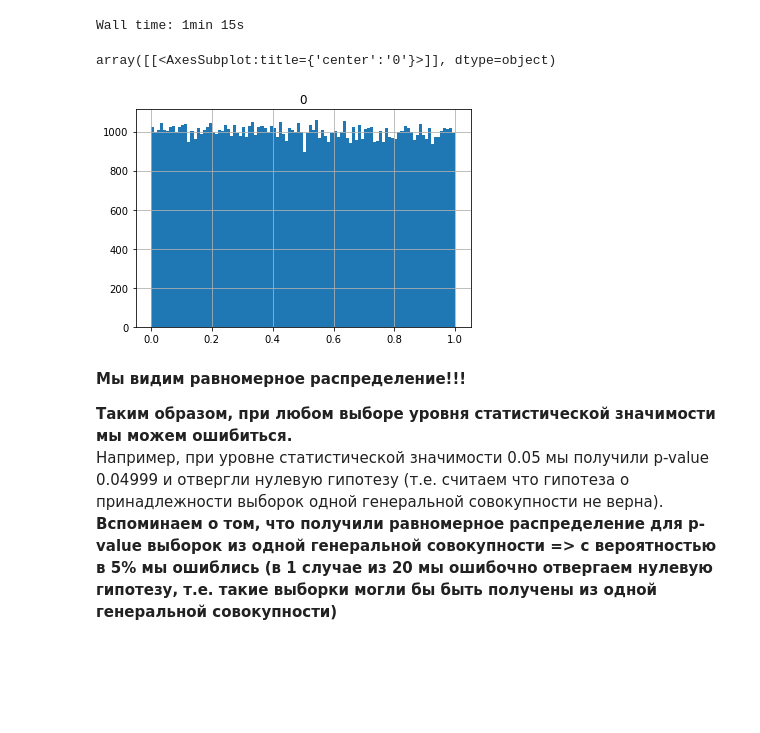
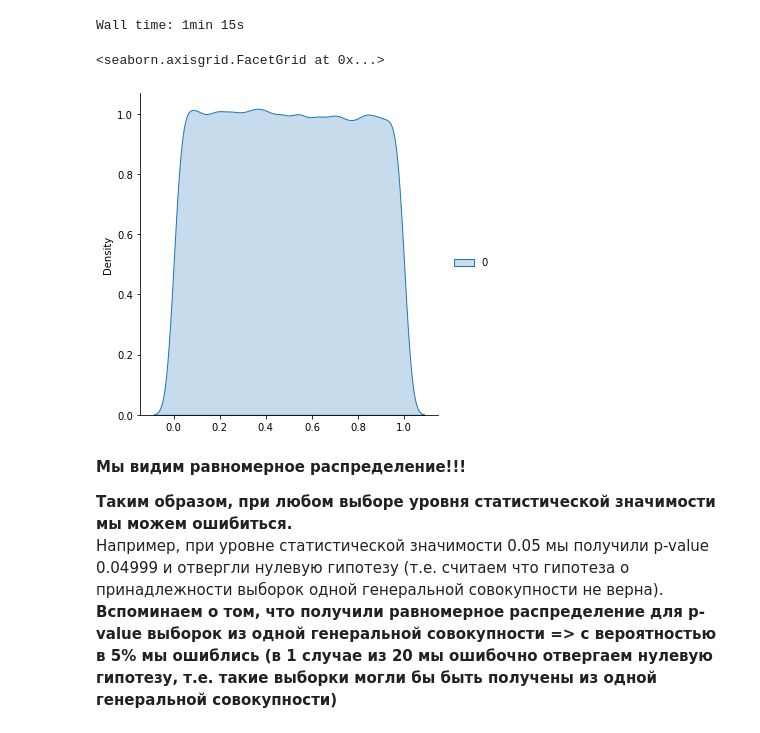
Before and after one commit to panomsk/AB_test_experiments, a Jupyter notebook: AB_test_experiments.ipynb, the cells around one changed output. Cells and saved outputs as stored; diff of their text form; code cells hidden in the pictures; blank space fills up the shorter version.

```diff
--- a/AB_test_experiments.ipynb
+++ b/AB_test_experiments.ipynb
@@ -48,11 +48,12 @@ for i in tqdm(range(100000)):
     p_val_list.append(result[1])
 # %% [output]
 Wall time: 1min 15s
-# %%
-pd.DataFrame(p_val_list).hist(bins=100)
-# %% [output]
-array([[<AxesSubplot:title={'center':'0'}>]], dtype=object)
-[figure, removed]
+# %%
+sns.displot(pd.DataFrame(p_val_list), kind='kde', fill=True)
+#pd.DataFrame(p_val_list).hist(bins=100)
+# %% [output]
+<seaborn.axisgrid.FacetGrid at 0x...>
+[figure, added]
 # %% [markdown]
 **Мы видим равномерное распределение!!!**
 
```
